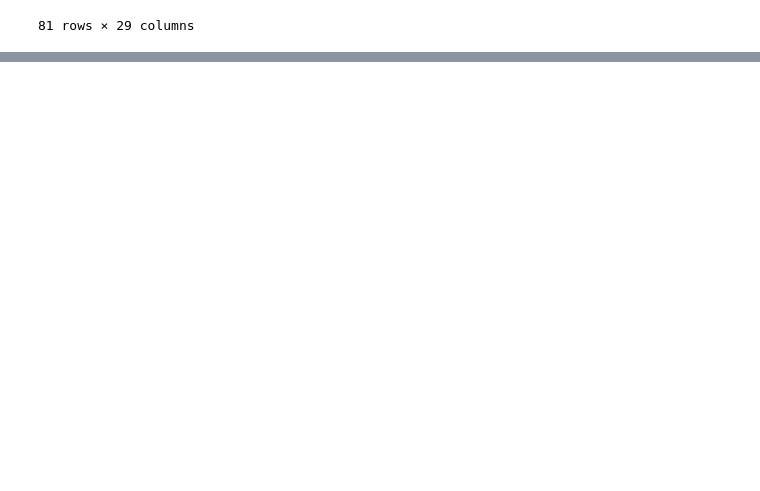
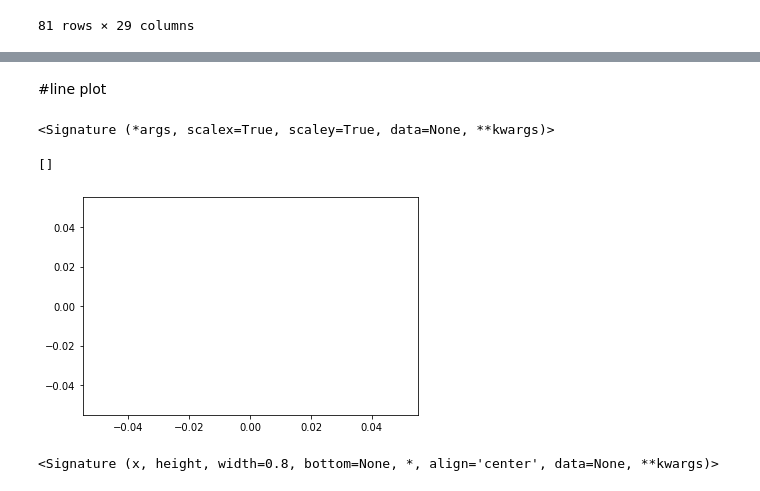
Before and after one commit to coldsober-irene/AIF-machine-learning, a Jupyter notebook: ML1.ipynb, the cells around one changed output, grey strips where cells are left out. Drawn from its saved outputs; the diff is of its cells as text; code cells hidden in the pictures; blank space fills up the shorter version.

```diff
--- a/ML1.ipynb
+++ b/ML1.ipynb
@@ -191,0 +302,2 @@ time_changes
+# %% [markdown]
+#line plot
@@ -191,0 +306,13 @@ time_changes
+# %%
+inspect.signature(plt.plot)
+# %% [output]
+<Signature (*args, scalex=True, scaley=True, data=None, **kwargs)>
+# %%
+plt.plot(data = [range(10),range(10,20)])
+# %% [output]
+[]
+[figure, added]
+# %%
+inspect.signature(plt.bar)
+# %% [output]
+<Signature (x, height, width=0.8, bottom=None, *, align='center', data=None, **kwargs)>
```
Also changed, not shown: parts of 32 cells of this notebook.
